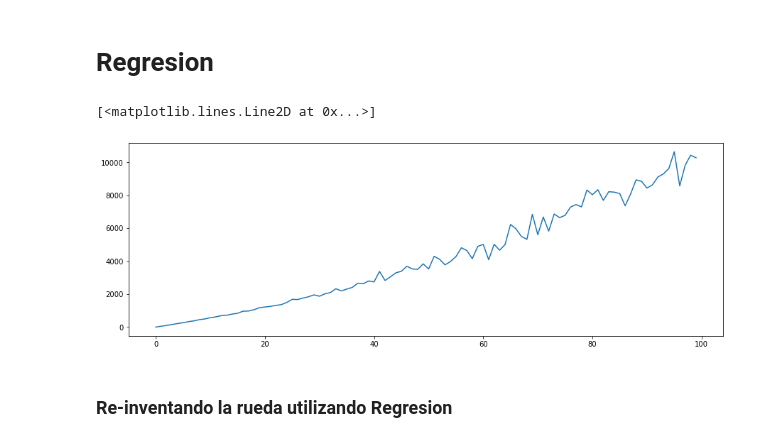
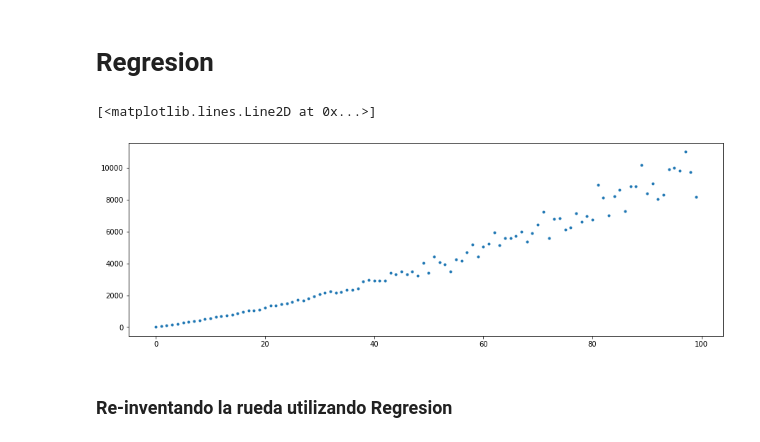
Before and after one commit to UnidadDataScience/DiplomadoIA2021, a Jupyter notebook: Regresion.ipynb, the cells around one changed output. Cells and saved outputs as stored; diff of their text form; code cells hidden in the pictures.

```diff
--- a/Regresion.ipynb
+++ b/Regresion.ipynb
@@ -10,10 +10,10 @@ v = 50 + np.random.normal(1, 1, len(t)) # km/h
 x = x0 + v*t + 0.5*np.random.normal(1, .2, len(t))*t**2
 # %%
 plt.figure(figsize=(15,5))
-plt.plot(t, x)
+plt.plot(t, x, '.')
 # %% [output]
 [<matplotlib.lines.Line2D at 0x...>]
-[figure, old version]
+[figure, new version]
 # %% [markdown]
 ### Re-inventando la rueda utilizando Regresion
 # %% [markdown]
```
Also changed, not shown: parts of 18 cells of this notebook, 5 other files.
